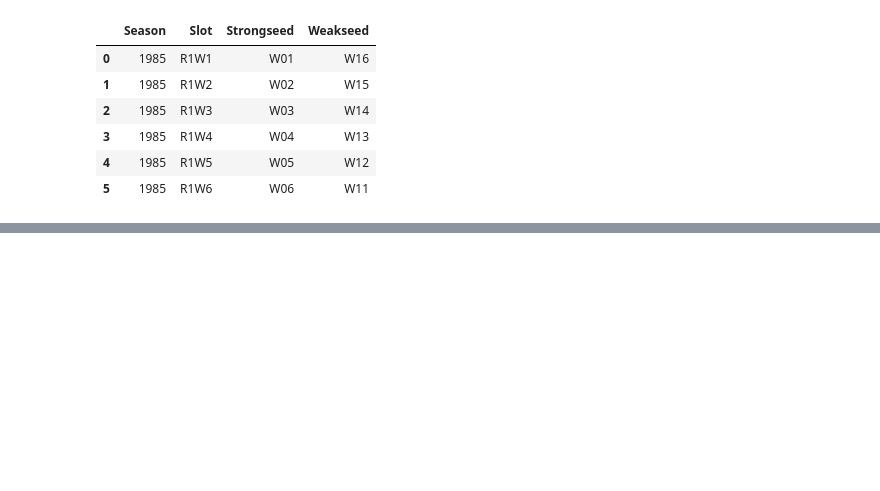
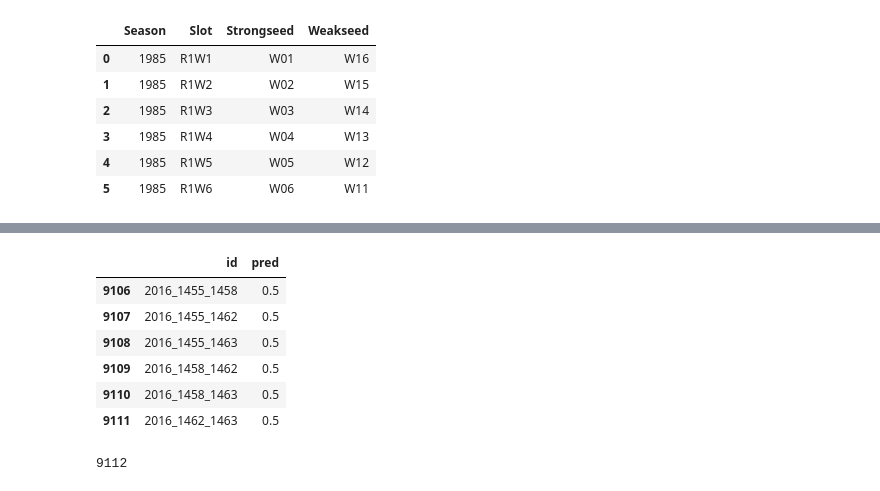
Before and after one commit to agbs2k8/Git_Tracked_Notebooks, a Jupyter notebook: 2017_March_Madness.ipynb, the cells around one changed output, grey strips where cells are left out. Drawn from its saved outputs; the diff is of its cells as text; code cells hidden in the pictures; blank space fills up the shorter version.

```diff
--- a/2017_March_Madness.ipynb
+++ b/2017_March_Madness.ipynb
@@ -253,0 +274,15 @@ df_slots[:6]
+# %%
+df_sample_sub = pd.read_csv(file_path + 'sample_submission.csv')
+df_sample_sub[-6:]
+# %% [output]
+|  | id | pred |
+| 9106 | 2016_1455_1458 | 0.5 |
+| 9107 | 2016_1455_1462 | 0.5 |
+| 9108 | 2016_1455_1463 | 0.5 |
+| 9109 | 2016_1458_1462 | 0.5 |
+| 9110 | 2016_1458_1463 | 0.5 |
+| 9111 | 2016_1462_1463 | 0.5 |
+# %%
+len(df_sample_sub)
+# %% [output]
+9112
```
Also changed, not shown: parts of 2 cells of this notebook.
